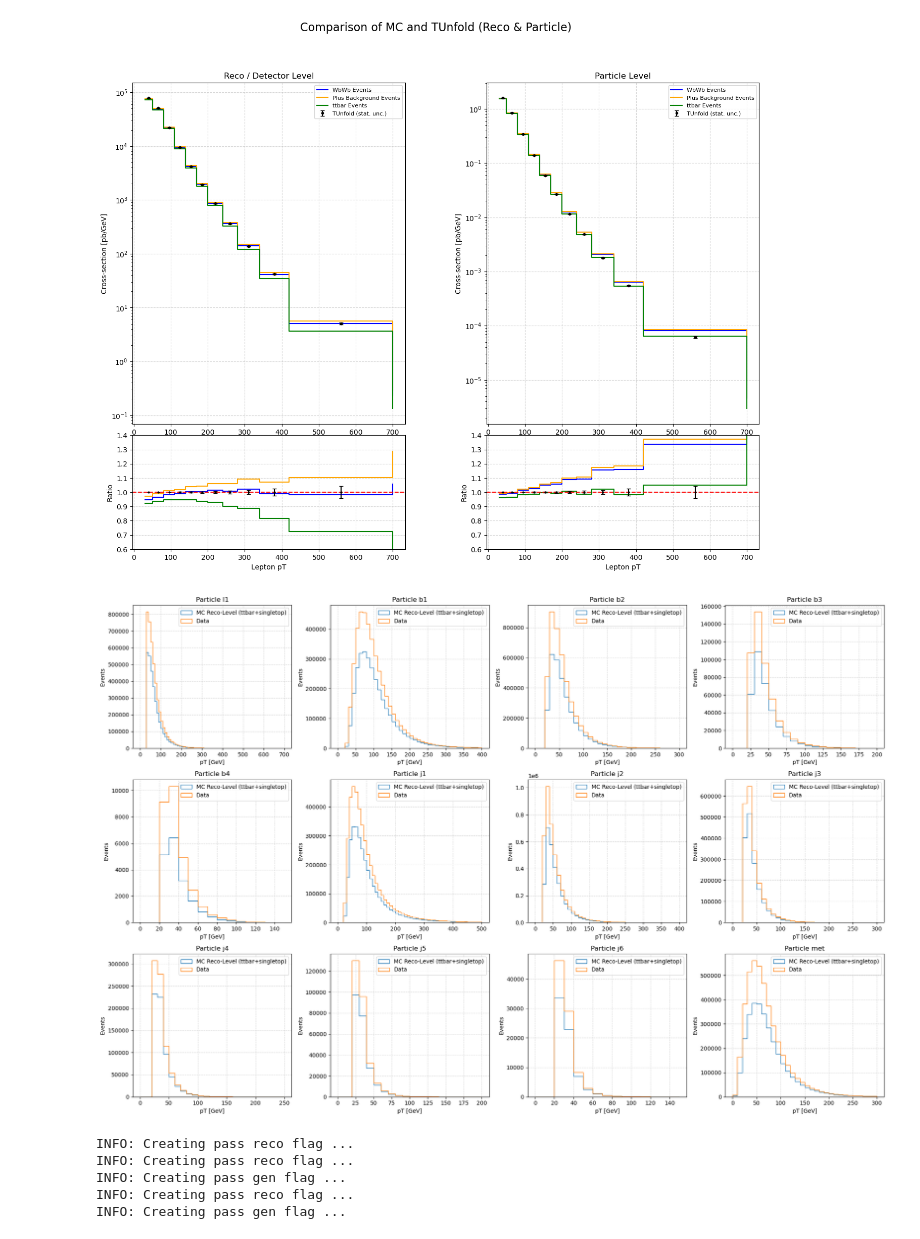
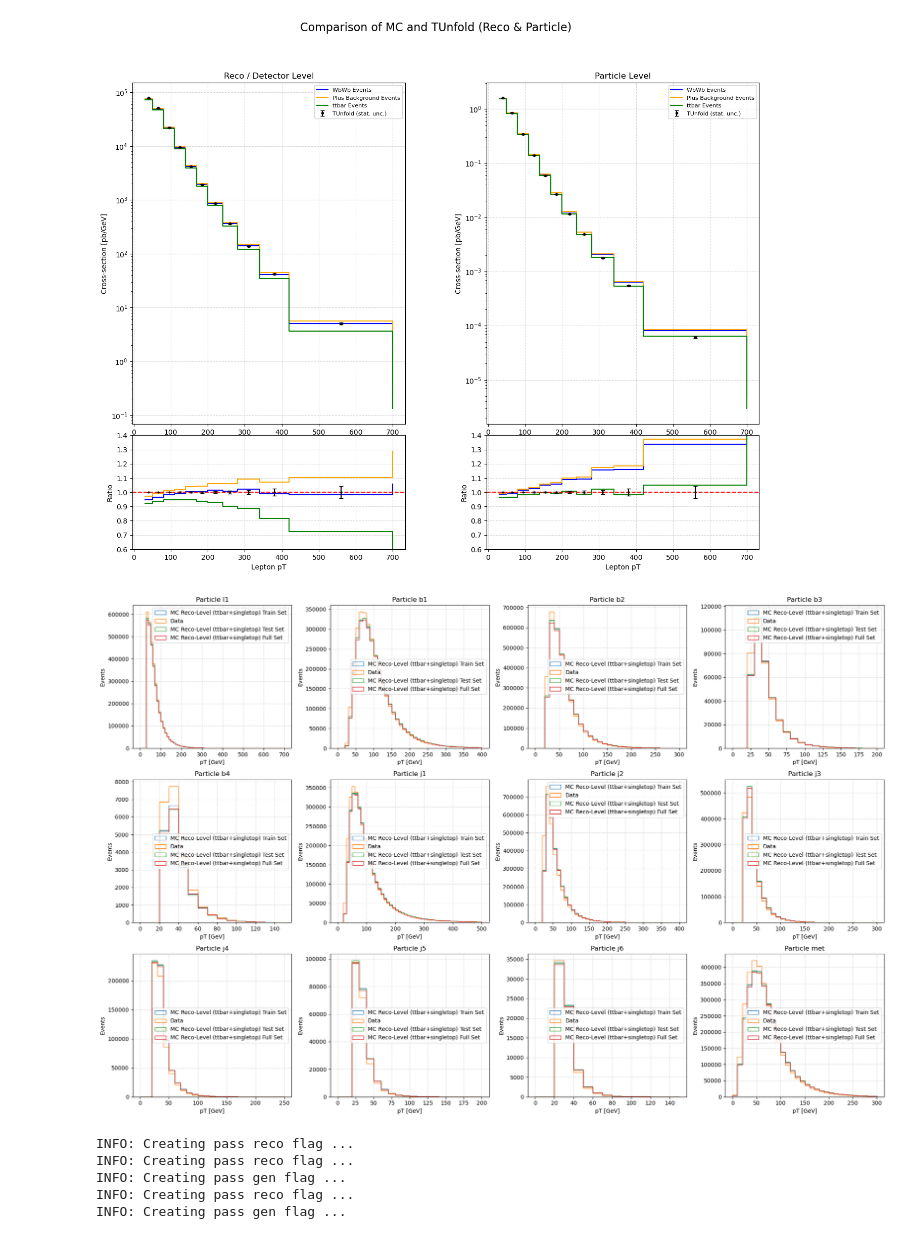
Before and after one commit to josefmurnauer/omnifold, a Jupyter notebook: Unfolding_WWbb_data.ipynb, the cells around one changed output. Saved outputs shown, nothing was run; the diff lists cells and outputs as text; code cells hidden in the pictures.

```diff
--- a/Unfolding_WWbb_data.ipynb
+++ b/Unfolding_WWbb_data.ipynb
@@ -75,17 +78,17 @@ data_df.fillna(0.0, inplace=True)
 # %%
-#pythia_train, pythia_test = subset(Sig_bckg_df[Sig_bckg_df["pass_matched"]==1], 10_000_000, train_test=True)
+pythia_train, pythia_test = subset(Sig_bckg_df[Sig_bckg_df["pass_matched"]==1], 5_000_000, train_test=True)
 pythia_unmatched = pythia_df
-#pythia_matched = pythia_df[pythia_df["pass_matched"]==1]
+pythia_matched = pythia_df[pythia_df["pass_matched"]==1]
 
 #data_subset = subset(data_df, 4_300_000, train_test=False)
 
-#pythia_reco_train, pythia_truth_train = MC_data_shaper(pythia_train)
-#pythia_reco_test, pythia_truth_test = MC_data_shaper(pythia_test)
+pythia_reco_train, pythia_truth_train = MC_data_shaper(pythia_train)
+pythia_reco_test, pythia_truth_test = MC_data_shaper(pythia_test)
 data_array = DATA_shaper(data_df)
 pythia_reco_unmatched, pythia_truth_unmatched = MC_data_shaper(pythia_unmatched)
-#pythia_reco_matched, pythia_truth_matched = MC_data_shaper(pythia_matched)
-pythia_reco_ttbar, pythia_truth_ttbar = MC_data_shaper(pythia_ttbar_df)
-pythia_reco_background, pythia_truth_background = MC_data_shaper(pythia_background)
+pythia_reco_matched, pythia_truth_matched = MC_data_shaper(pythia_matched)
+#pythia_reco_ttbar, pythia_truth_ttbar = MC_data_shaper(pythia_ttbar_df)
+#pythia_reco_background, pythia_truth_background = MC_data_shaper(pythia_background)
 # %%
 luminosity = 3244.54 + 33402.2 + 44630.6 + 58791.6
 SF = 1 / luminosity
@@ -279,37 +278,53 @@ for i, pname in enumerate(particles):
 
     # masks for non-zero (non-padded) pT entries
     mask_pythia = pythia_reco_train[:, i, 0] != 0
+    mask_pythia_test = pythia_reco_test[:, i, 0] != 0
+    mask_pythia_matched = pythia_reco_matched[:, i, 0] != 0
     mask_data = data_array[:,i,0] != 0
 
     # Use .values[...] to align numpy masks with pandas Series
     ax.hist(
         (pythia_reco_train[:, i, 0])[mask_pythia],
         weights=(pythia_train['eventWeight'])[mask_pythia],
         bins=bins,
         histtype='step',
-        label='MC Reco-Level (ttbar+singletop)'
+        label='MC Reco-Level (ttbar+singletop) Train Set'
     )
     ax.hist(
         data_array[:, i, 0][mask_data],
-        weights = data_subset['eventWeight'][mask_data],
+        weights = data_df['eventWeight'][mask_data]*0.75,
         bins=bins,
         histtype='step',
         label='Data'
+    )
+    ax.hist(
+        (pythia_reco_test[:, i, 0])[mask_pythia_test],
+        weights=(pythia_test['eventWeight'])[mask_pythia_test],
+        bins=bins,
+        histtype='step',
+        label='MC Reco-Level (ttbar+singletop) Test Set'
+    )
+    ax.hist(
+        (pythia_reco_matched[:, i, 0])[mask_pythia_matched],
+        weights=(pythia_matched['eventWeight'])[mask_pythia_matched],
+        bins=bins,
+        histtype='step',
+        label='MC Reco-Level (ttbar+singletop) Full Set'
     )
 
 
     ax.set_title(f"Particle {pname}")
     ax.legend()
     ax.set_xlabel("pT [GeV]")
     ax.set_ylabel("Events")
     ax.grid(True, linestyle='--', alpha=0.5)
 
 
 
 plt.tight_layout(rect=[0, 0, 1, 0.95])
 plt.show()
 # %% [output]
-[figure, old version]
+[figure, new version]
 # %%
 jet_scaler = JetScaler(mask_value=0.0)
 jet_scaler.fit(pythia_reco_train)
```
Also changed, not shown: parts of 24 cells of this notebook.
